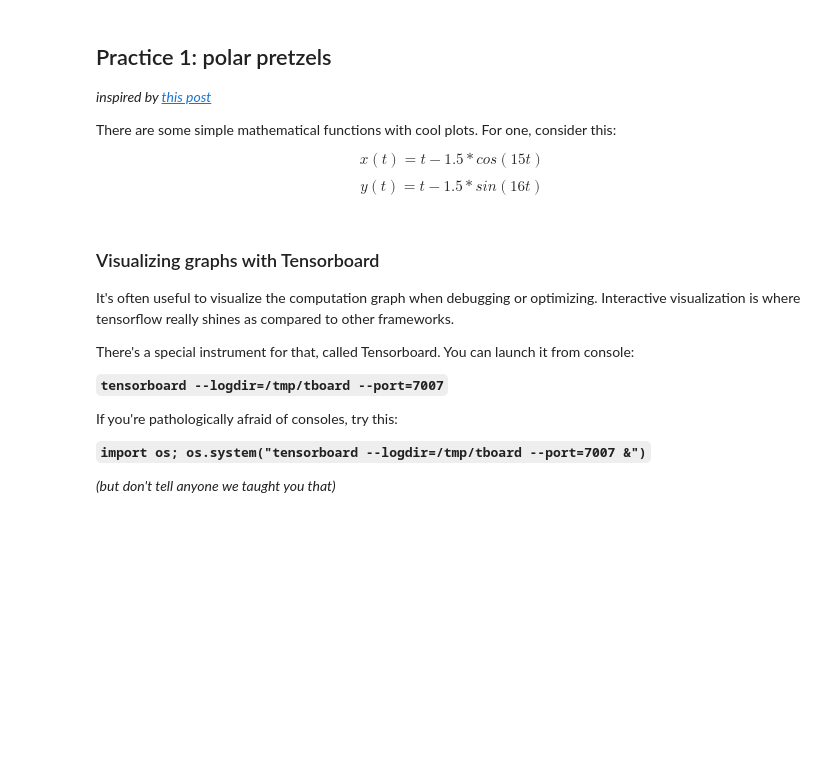
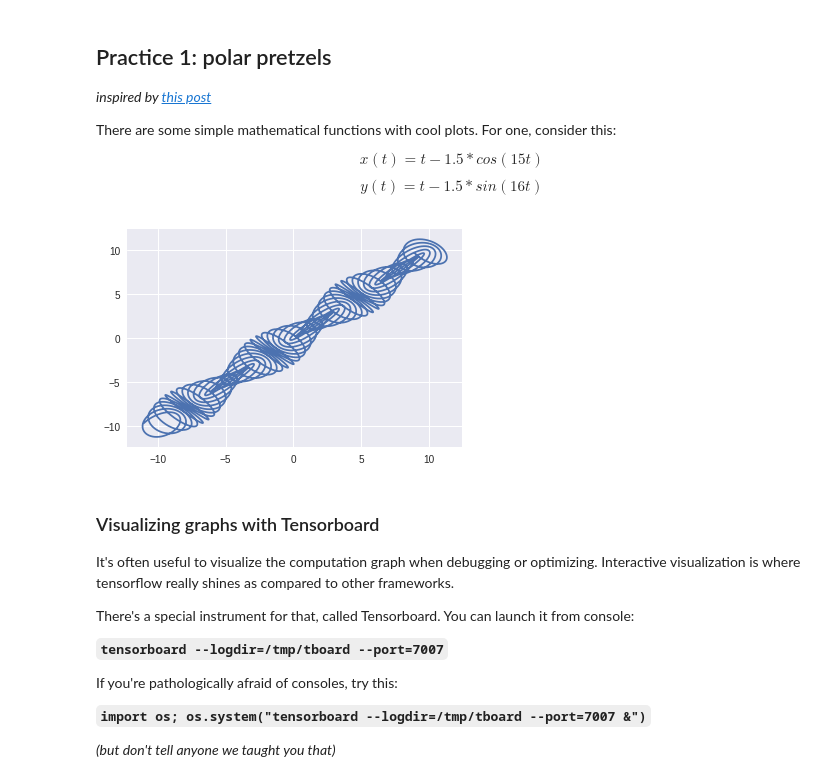
Before and after one commit to legchikov/Practical_DL, a Jupyter notebook: week02_autodiff/seminar_tensorflow.ipynb, the cells around one changed output. Cells and saved outputs as stored; diff of their text form; code cells hidden in the pictures; blank space fills up the shorter version.

```diff
--- a/week02_autodiff/seminar_tensorflow.ipynb
+++ b/week02_autodiff/seminar_tensorflow.ipynb
@@ -119,14 +149,16 @@ $$ y(t) = t - 1.5 * sin( 16 t) $$
 # %%
 t = tf.placeholder('float32')
 
 
 # compute x(t) and y(t) as defined above.
-x = ###YOUR CODE
-y = ###YOUR CODE
+x = t - 1.5* tf.cos(15*t)
+y = t - 1.5* tf.sin(16*t)
 
 
 x_points, y_points = sess.run([x, y], {t: np.linspace(-10, 10, num=10000)})
 plt.plot(x_points, y_points);
+# %% [output]
+[figure, added]
 # %% [markdown]
 ### Visualizing graphs with Tensorboard
 
```
Also changed, not shown: parts of 4 cells of this notebook.
